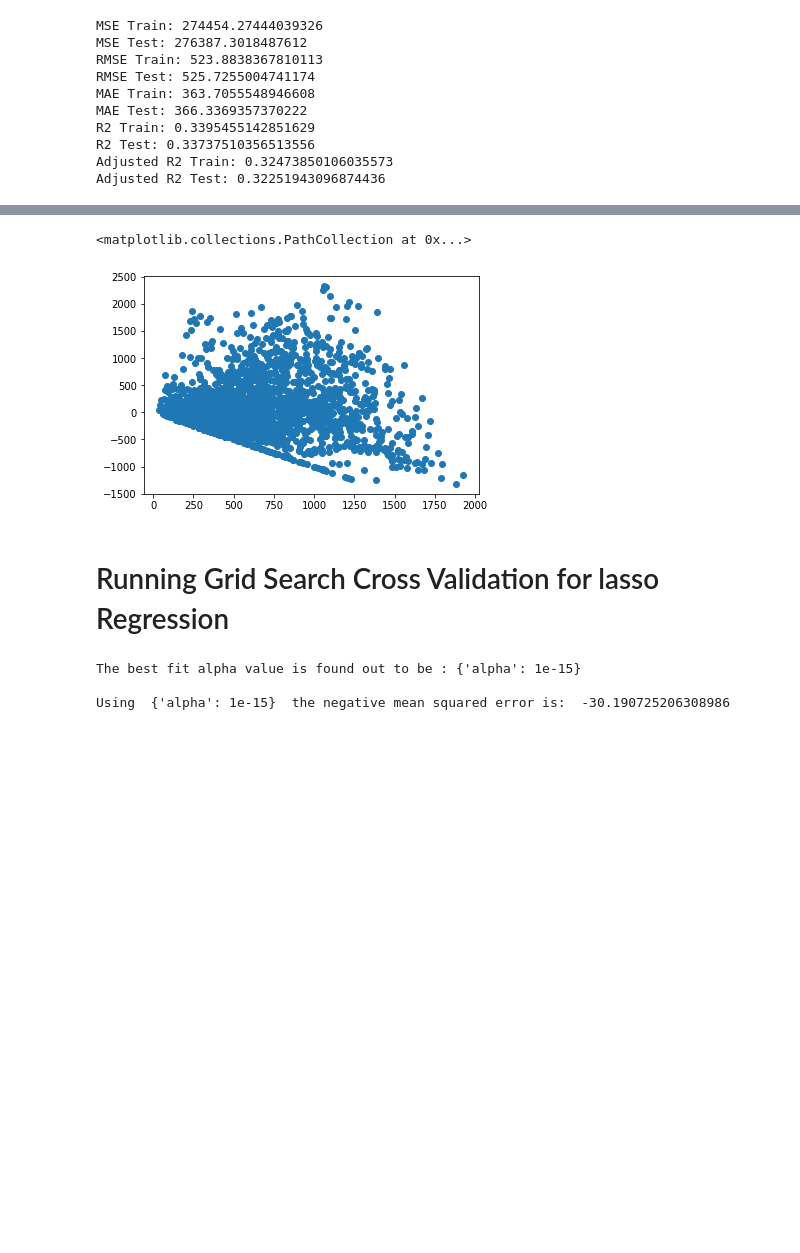
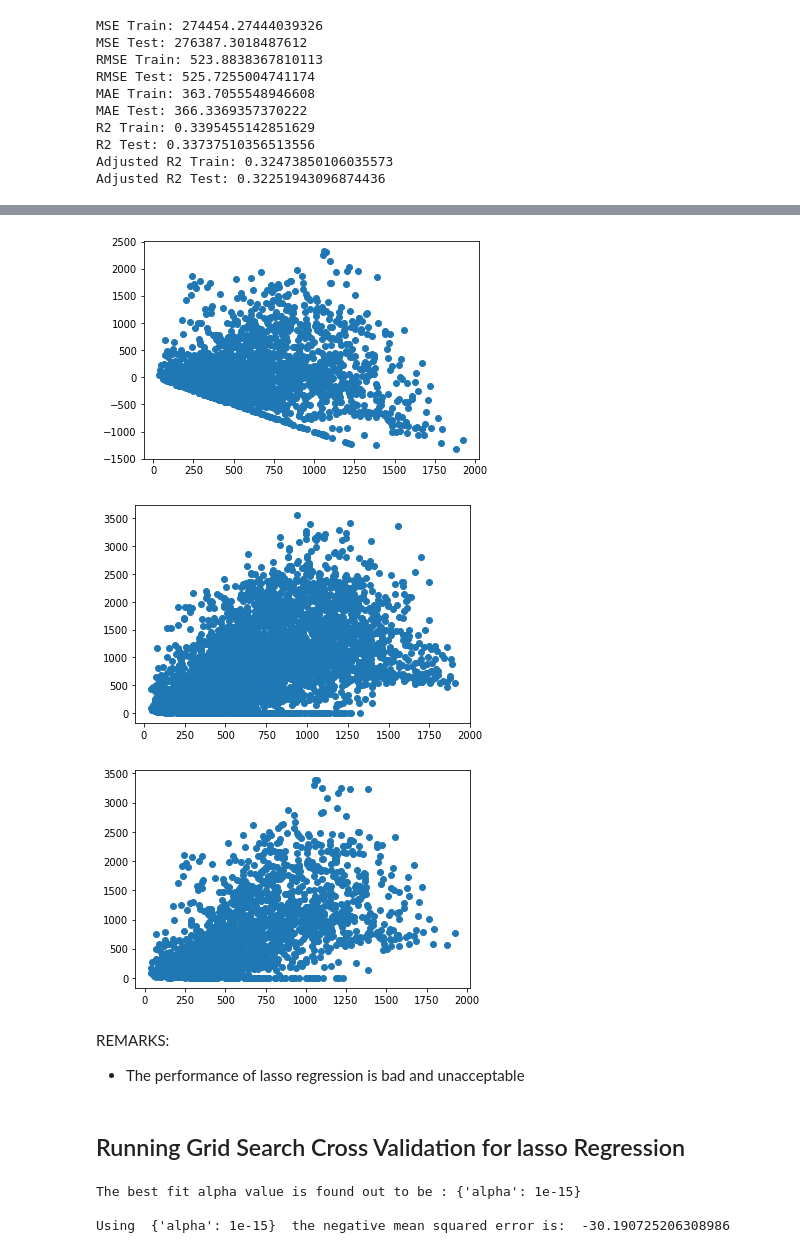
Before and after one commit to Rochakr4/Bike-Sharing-Demand-Prediction---Capstone-Project, a Jupyter notebook: Bike_Sharing_Demand_Prediction_Capstone_Project.ipynb, the cells around one changed output, grey strips where cells are left out. Saved outputs shown, nothing was run; the diff lists cells and outputs as text; code cells hidden in the pictures; blank space fills up the shorter version.

```diff
--- a/Bike_Sharing_Demand_Prediction_Capstone_Project.ipynb
+++ b/Bike_Sharing_Demand_Prediction_Capstone_Project.ipynb
@@ -791,9 +810,20 @@ predvsactual.show()
 # %%
 #Heteroscadacity
 plt.scatter((y_pred_test_lasso**2),(y_test**2-y_pred_test_lasso**2))
+plt.show()
+#Y predicted vs actual
+plt.scatter((y_pred_train_lasso**2),(y_train**2))
+plt.show()
+plt.scatter((y_pred_test_lasso**2),(y_test**2))
+plt.show()
 # %% [output]
-<matplotlib.collections.PathCollection at 0x...>
 [figure]
+[figure, added]
+[figure, added]
+# %% [markdown]
+REMARKS:
+
+*   The performance of lasso regression is bad and unacceptable
 # %% [markdown]
-# Running Grid Search Cross Validation for lasso Regression
+## Running Grid Search Cross Validation for lasso Regression
 # %%
```
Also changed, not shown: parts of 126 cells of this notebook.
